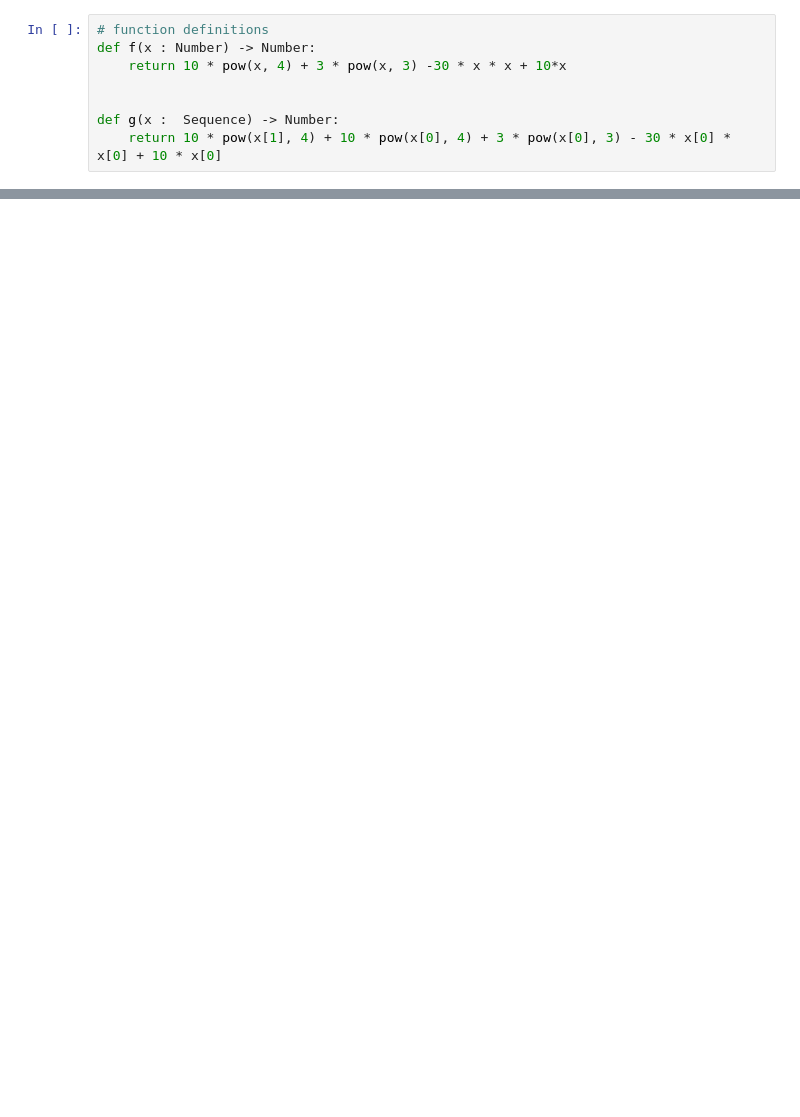
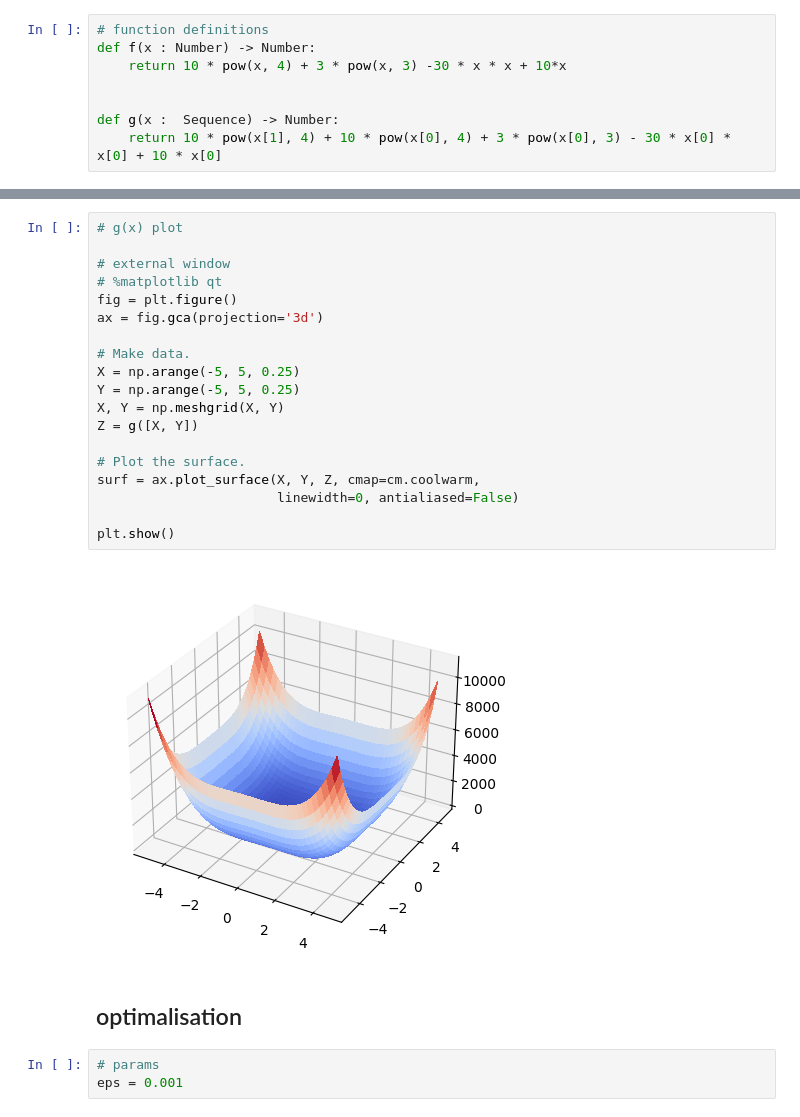
Before and after one commit to wz7475/gradient-descent, a Jupyter notebook: lab1.ipynb, the cells around one changed output, grey strips where cells are left out. Drawn from its saved outputs; the diff is of its cells as text; blank space fills up the shorter version.

```diff
--- a/lab1.ipynb
+++ b/lab1.ipynb
@@ -45,0 +57,26 @@ plt.show()
+# %%
+# g(x) plot
+
+# external window
+# %matplotlib qt
+fig = plt.figure()
+ax = fig.gca(projection='3d')
+
+# Make data.
+X = np.arange(-5, 5, 0.25)
+Y = np.arange(-5, 5, 0.25)
+X, Y = np.meshgrid(X, Y)
+Z = g([X, Y])
+
+# Plot the surface.
+surf = ax.plot_surface(X, Y, Z, cmap=cm.coolwarm,
+                       linewidth=0, antialiased=False)
+
+plt.show()
+# %% [output]
+[figure, added]
+# %% [markdown]
+## optimalisation
+# %%
+# params
+eps = 0.001
```
Also changed, not shown: parts of 9 cells of this notebook.
